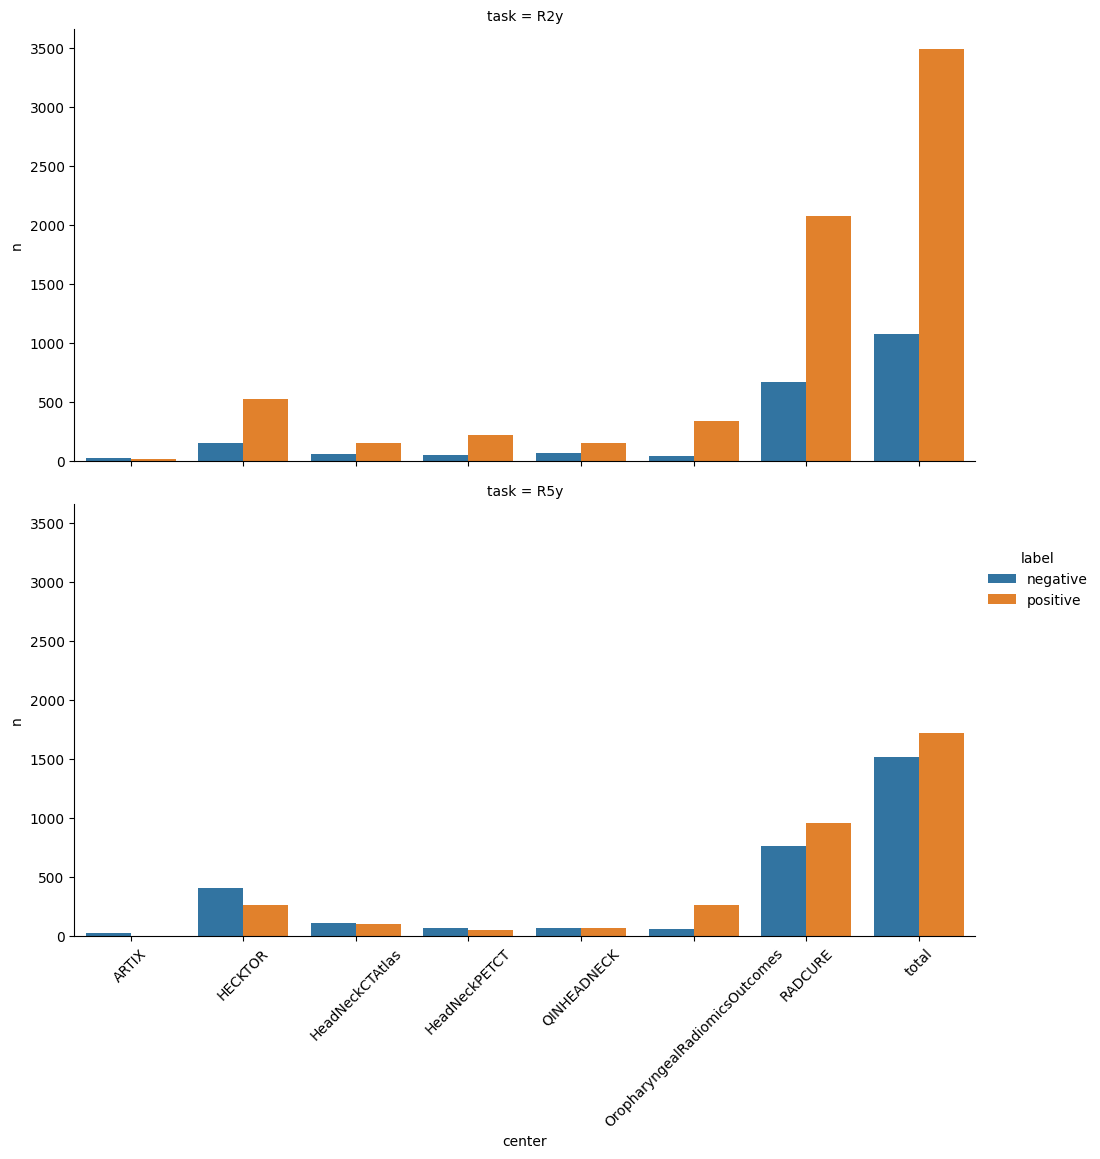
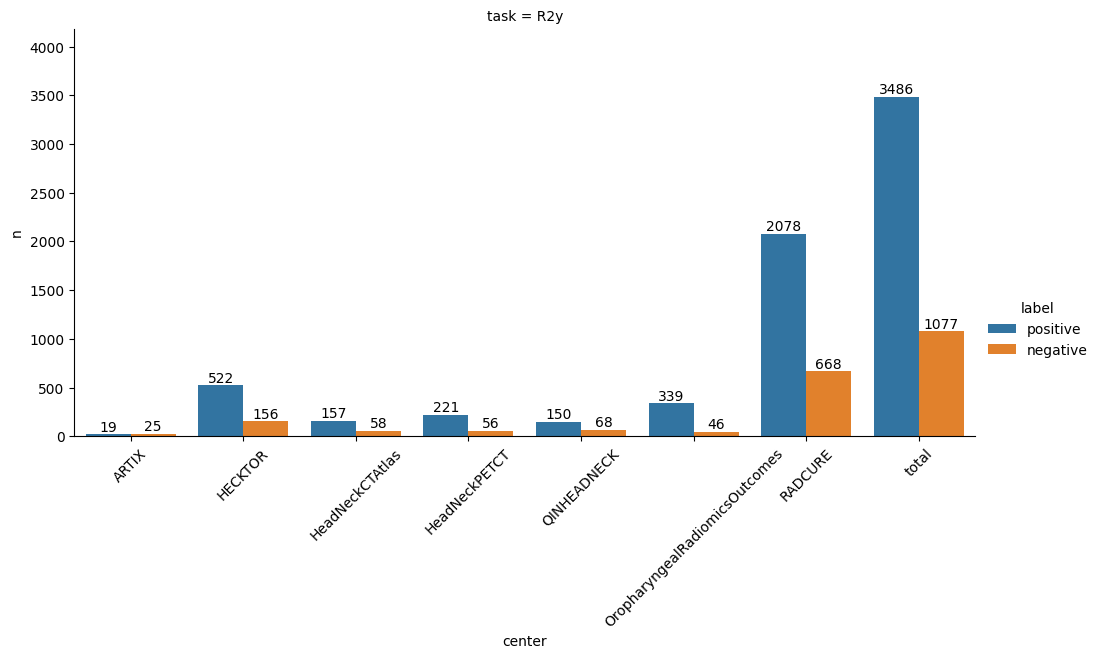
The notebook cell's code change between the first figure and the second:
--- before
+++ after
@@ -1,4 +1,13 @@
 import seaborn as sns
 from matplotlib import pyplot as plt
-sns.catplot(data=df, kind="bar", x="center", y="n", hue="label", row="task", aspect=2)
-plt.xticks(rotation=45)
+
+g = sns.catplot(data=df, kind="bar", x="center", y="n", hue="label", col="task", aspect=2)
+for ax in g.axes.ravel():
+    # add annotations
+    for c in ax.containers:
+        labels = [f'{int(v.get_height())}' for v in c]
+        ax.bar_label(c, labels=labels, label_type='edge')
+    ax.margins(y=0.2)
+    ax.tick_params(axis="x", labelrotation=45)
+# plt.xticks(rotation=45)
+plt.show()

Commit: update notebooks